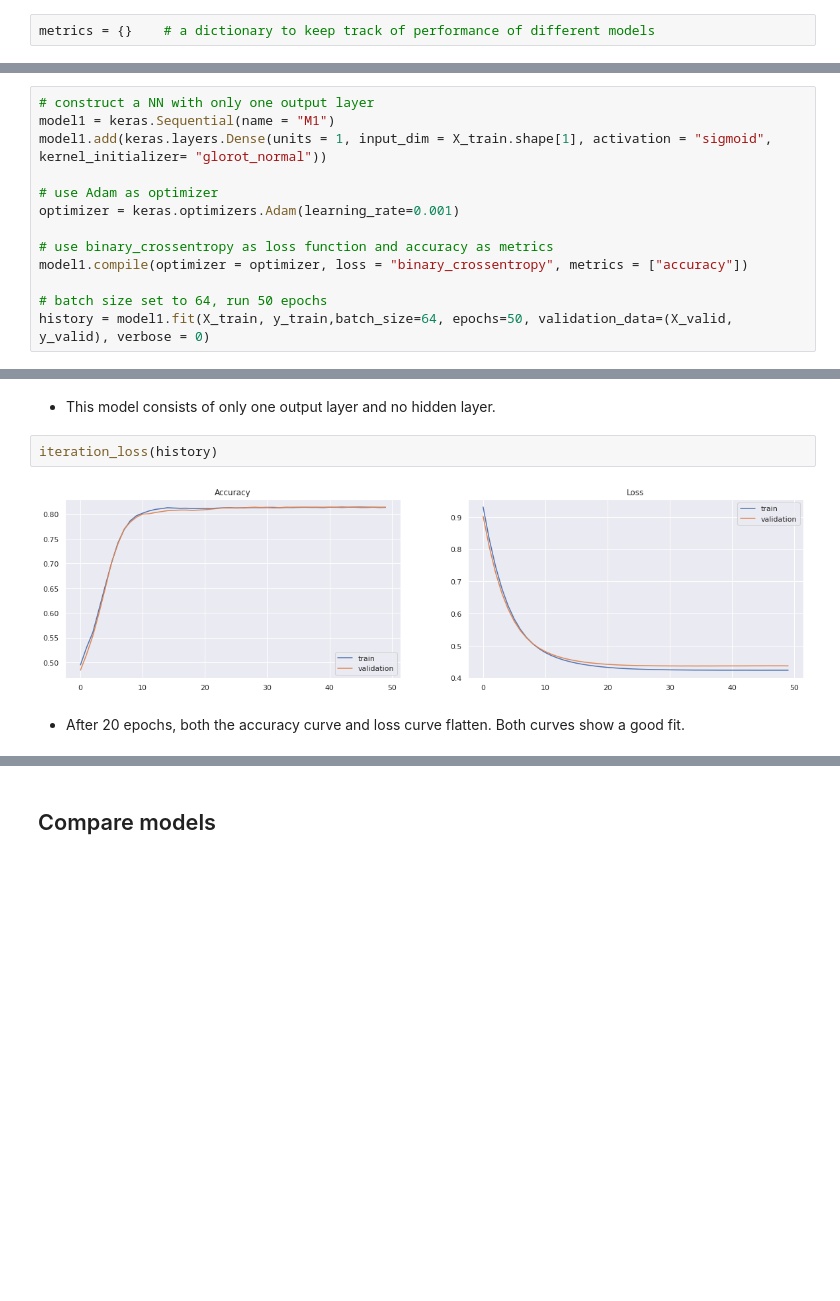
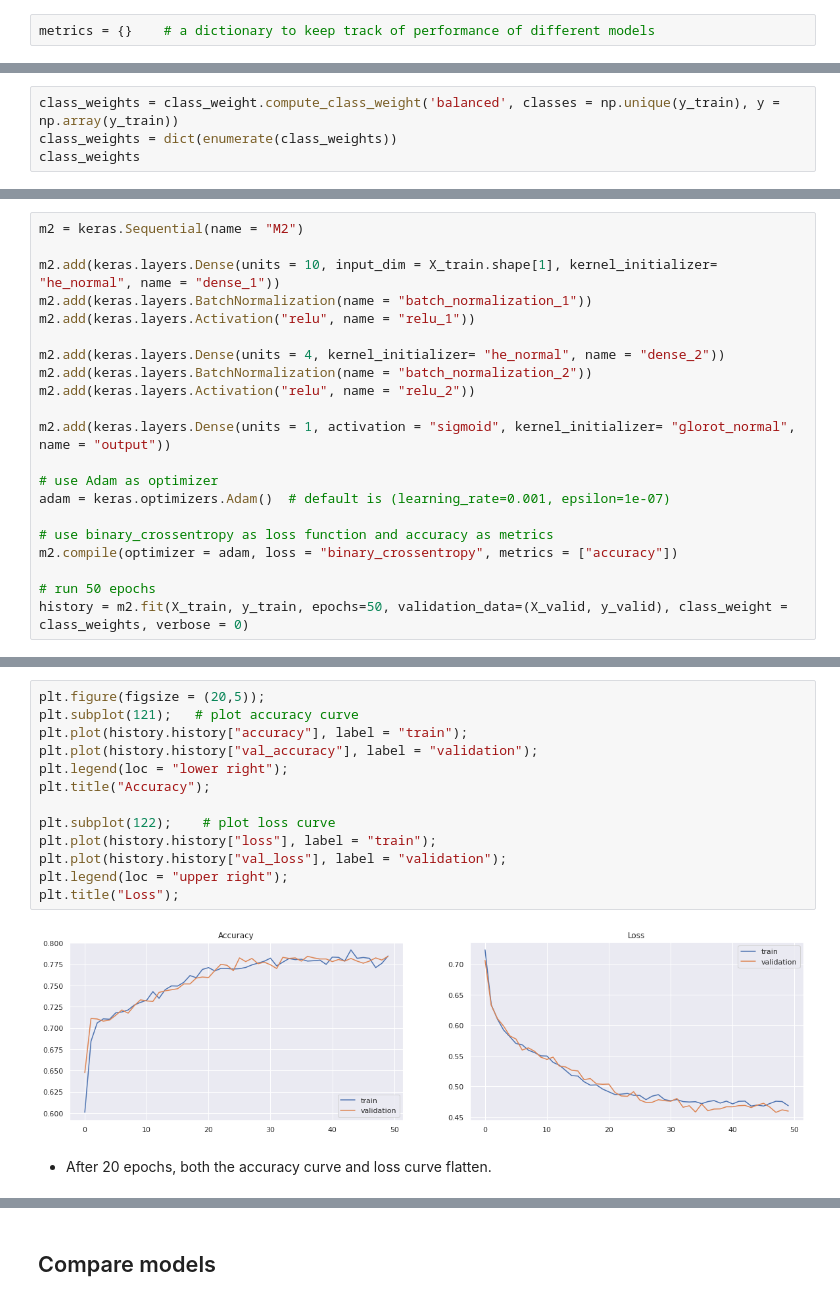
Before and after one commit to liangym2014/Data-science-and-machine-learning, a Jupyter notebook: 7.Bank_Churn.ipynb, the cells around one changed output, grey strips where cells are left out. Saved outputs shown, nothing was run; the diff lists cells and outputs as text; blank space fills up the shorter version.

```diff
--- a/7.Bank_Churn.ipynb
+++ b/7.Bank_Churn.ipynb
@@ -655,0 +725,4 @@ metrics = {}    # a dictionary to keep track of performance of different models
+# %%
+class_weights = class_weight.compute_class_weight('balanced', classes = np.unique(y_train), y = np.array(y_train))
+class_weights = dict(enumerate(class_weights))
+class_weights
@@ -656,14 +731,22 @@ metrics = {}    # a dictionary to keep track of performance of different models
 # %%
-# construct a NN with only one output layer
-model1 = keras.Sequential(name = "M1")
-model1.add(keras.layers.Dense(units = 1, input_dim = X_train.shape[1], activation = "sigmoid", kernel_initializer= "glorot_normal"))
+m2 = keras.Sequential(name = "M2")
+
+m2.add(keras.layers.Dense(units = 10, input_dim = X_train.shape[1], kernel_initializer= "he_normal", name = "dense_1"))
+m2.add(keras.layers.BatchNormalization(name = "batch_normalization_1"))
+m2.add(keras.layers.Activation("relu", name = "relu_1"))
+
+m2.add(keras.layers.Dense(units = 4, kernel_initializer= "he_normal", name = "dense_2"))
+m2.add(keras.layers.BatchNormalization(name = "batch_normalization_2"))
+m2.add(keras.layers.Activation("relu", name = "relu_2"))
+
+m2.add(keras.layers.Dense(units = 1, activation = "sigmoid", kernel_initializer= "glorot_normal", name = "output"))
 
 # use Adam as optimizer
-optimizer = keras.optimizers.Adam(learning_rate=0.001)
+adam = keras.optimizers.Adam()  # default is (learning_rate=0.001, epsilon=1e-07)
 
 # use binary_crossentropy as loss function and accuracy as metrics
-model1.compile(optimizer = optimizer, loss = "binary_crossentropy", metrics = ["accuracy"])
+m2.compile(optimizer = adam, loss = "binary_crossentropy", metrics = ["accuracy"])
 
-# batch size set to 64, run 50 epochs
-history = model1.fit(X_train, y_train,batch_size=64, epochs=50, validation_data=(X_valid, y_valid), verbose = 0)
+# run 50 epochs
+history = m2.fit(X_train, y_train, epochs=50, validation_data=(X_valid, y_valid), class_weight = class_weights, verbose = 0)
 # %%
@@ -682,10 +772,19 @@ _________________________________________________________________
-# %% [markdown]
-- This model consists of only one output layer and no hidden layer.
 # %%
-iteration_loss(history)
+plt.figure(figsize = (20,5));
+plt.subplot(121);   # plot accuracy curve
+plt.plot(history.history["accuracy"], label = "train");
+plt.plot(history.history["val_accuracy"], label = "validation");
+plt.legend(loc = "lower right");
+plt.title("Accuracy");
+
+plt.subplot(122);    # plot loss curve
+plt.plot(history.history["loss"], label = "train");
+plt.plot(history.history["val_loss"], label = "validation");
+plt.legend(loc = "upper right");
+plt.title("Loss");
 # %% [output]
-[figure, old version]
+[figure, new version]
 # %% [markdown]
-- After 20 epochs, both the accuracy curve and loss curve flatten. Both curves show a good fit.
+- After 20 epochs, both the accuracy curve and loss curve flatten.
 # %%
 print("Evaluate training set:")
```
Also changed, not shown: parts of 83 cells of this notebook.
